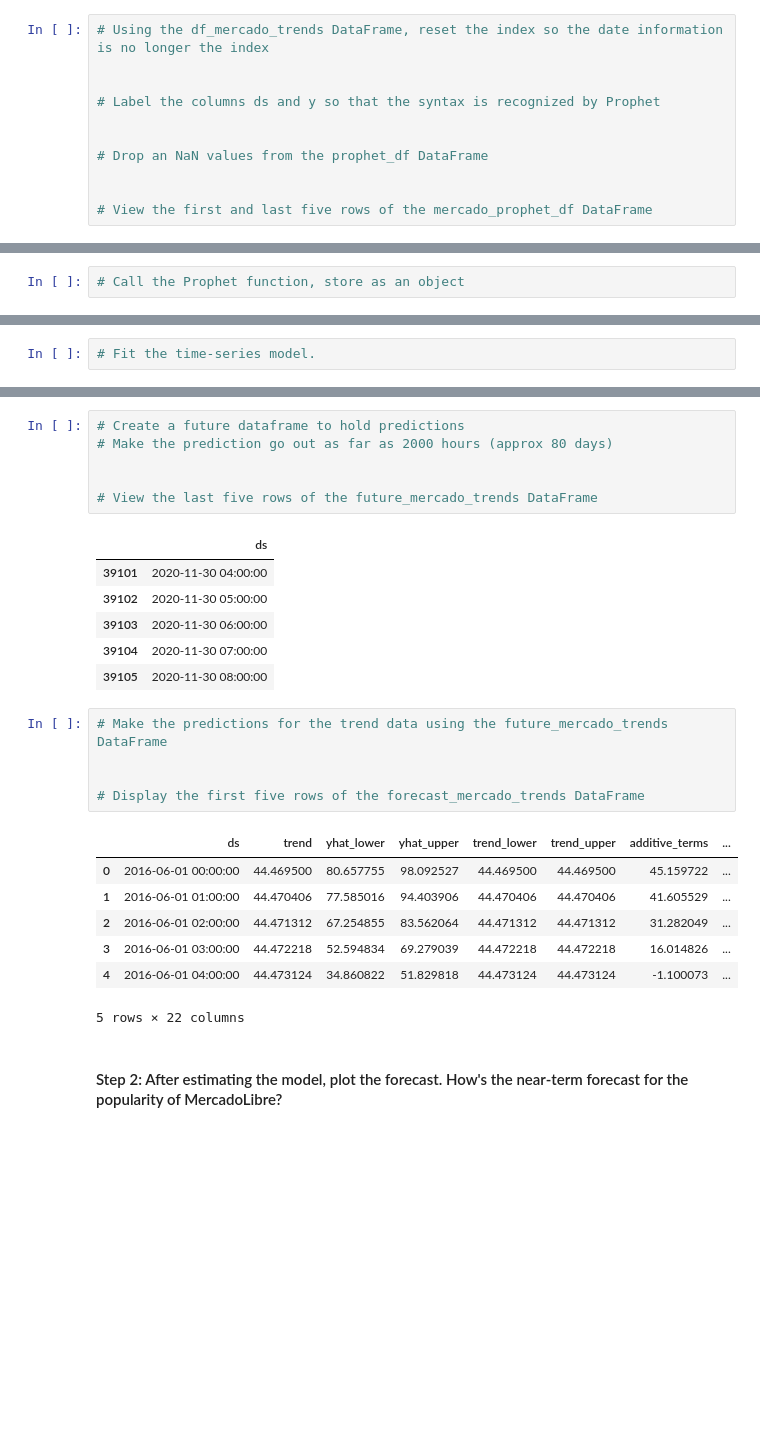
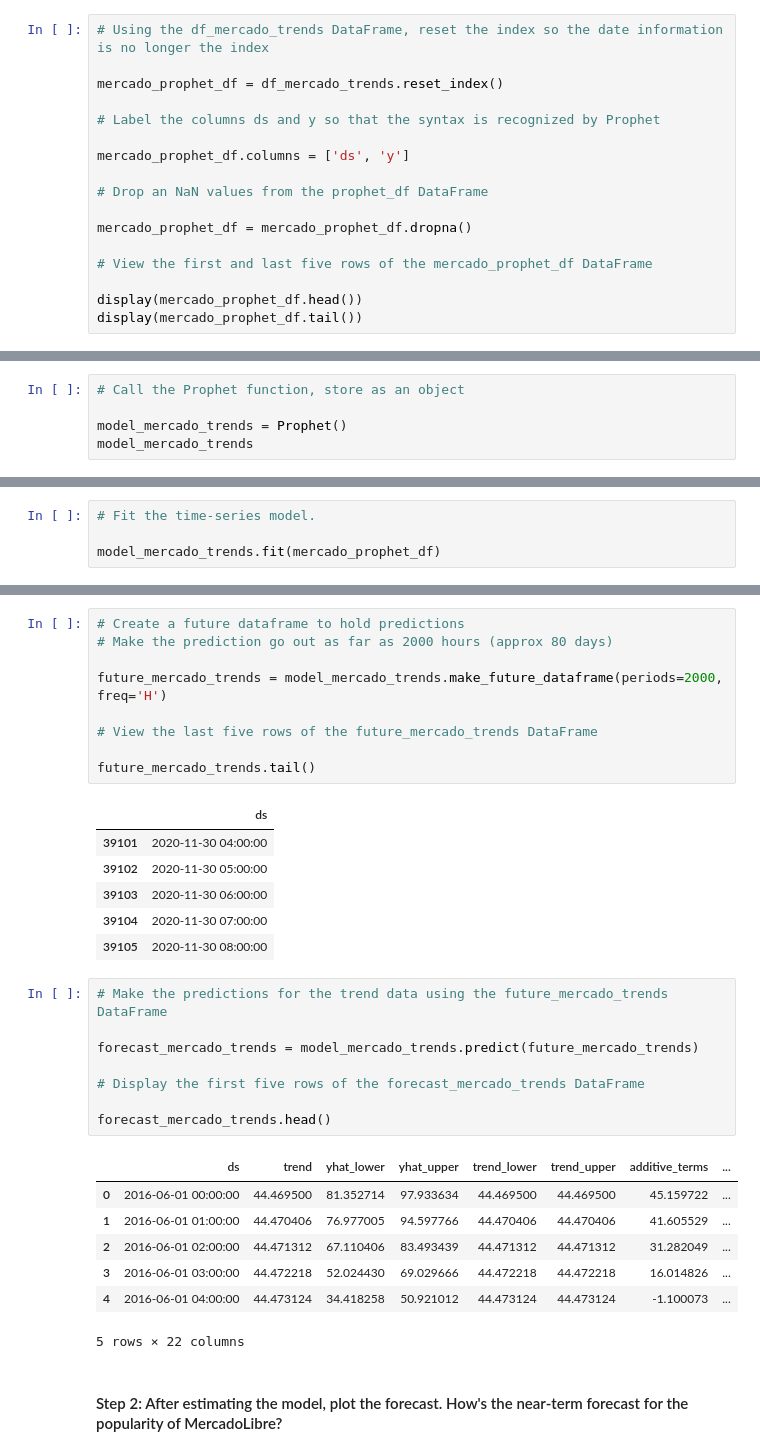
Before and after one commit to ChristineChung/prophet-challenge, a Jupyter notebook: forecasting_net_prophet.ipynb, the cells around one changed output, grey strips where cells are left out. Saved outputs shown, nothing was run; the diff lists cells and outputs as text; blank space fills up the shorter version.

```diff
--- a/forecasting_net_prophet.ipynb
+++ b/forecasting_net_prophet.ipynb
@@ -352,14 +403,20 @@ Now, you need to produce a time series model that analyzes and forecasts pattern
 # %%
 # Using the df_mercado_trends DataFrame, reset the index so the date information is no longer the index
 
+mercado_prophet_df = df_mercado_trends.reset_index()
 
 # Label the columns ds and y so that the syntax is recognized by Prophet
 
+mercado_prophet_df.columns = ['ds', 'y']
 
 # Drop an NaN values from the prophet_df DataFrame
 
+mercado_prophet_df = mercado_prophet_df.dropna()
 
 # View the first and last five rows of the mercado_prophet_df DataFrame
+
+display(mercado_prophet_df.head())
+display(mercado_prophet_df.tail())
 # %% [output]
 |  | ds | y |
 | 0 | 2016-06-01 00:00:00 | 97 |
@@ -375,8 +432,13 @@ Now, you need to produce a time series model that analyzes and forecasts pattern
 | 37105 | 2020-09-08 00:00:00 | 96 |
 # %%
 # Call the Prophet function, store as an object
+
+model_mercado_trends = Prophet()
+model_mercado_trends
 # %% [output]
 <prophet.forecaster.Prophet at 0x...>
 # %%
 # Fit the time-series model.
+
+model_mercado_trends.fit(mercado_prophet_df)
 # %% [output]
@@ -394,8 +456,11 @@ INFO:cmdstanpy:Chain [1] done processing
 # Create a future dataframe to hold predictions
 # Make the prediction go out as far as 2000 hours (approx 80 days)
 
+future_mercado_trends = model_mercado_trends.make_future_dataframe(periods=2000, freq='H')
 
 # View the last five rows of the future_mercado_trends DataFrame
+
+future_mercado_trends.tail()
 # %% [output]
 |  | ds |
 | 39101 | 2020-11-30 04:00:00 |
@@ -406,15 +471,18 @@ INFO:cmdstanpy:Chain [1] done processing
 # %%
 # Make the predictions for the trend data using the future_mercado_trends DataFrame
 
+forecast_mercado_trends = model_mercado_trends.predict(future_mercado_trends)
 
 # Display the first five rows of the forecast_mercado_trends DataFrame
+
+forecast_mercado_trends.head()
 # %% [output]
 |  | ds | trend | yhat_lower | yhat_upper | trend_lower | trend_upper | additive_terms | ... |
-| 0 | 2016-06-01 00:00:00 | 44.469500 | 80.657755 | 98.092527 | 44.469500 | 44.469500 | 45.159722 | ... |
-| 1 | 2016-06-01 01:00:00 | 44.470406 | 77.585016 | 94.403906 | 44.470406 | 44.470406 | 41.605529 | ... |
-| 2 | 2016-06-01 02:00:00 | 44.471312 | 67.254855 | 83.562064 | 44.471312 | 44.471312 | 31.282049 | ... |
-| 3 | 2016-06-01 03:00:00 | 44.472218 | 52.594834 | 69.279039 | 44.472218 | 44.472218 | 16.014826 | ... |
-| 4 | 2016-06-01 04:00:00 | 44.473124 | 34.860822 | 51.829818 | 44.473124 | 44.473124 | -1.100073 | ... |
+| 0 | 2016-06-01 00:00:00 | 44.469500 | 81.352714 | 97.933634 | 44.469500 | 44.469500 | 45.159722 | ... |
+| 1 | 2016-06-01 01:00:00 | 44.470406 | 76.977005 | 94.597766 | 44.470406 | 44.470406 | 41.605529 | ... |
+| 2 | 2016-06-01 02:00:00 | 44.471312 | 67.110406 | 83.493439 | 44.471312 | 44.471312 | 31.282049 | ... |
+| 3 | 2016-06-01 03:00:00 | 44.472218 | 52.024430 | 69.029666 | 44.472218 | 44.472218 | 16.014826 | ... |
+| 4 | 2016-06-01 04:00:00 | 44.473124 | 34.418258 | 50.921012 | 44.473124 | 44.473124 | -1.100073 | ... |
 5 rows × 22 columns
 # %% [markdown]
 #### Step 2: After estimating the model, plot the forecast. How's the near-term forecast for the popularity of MercadoLibre?
```
Also changed, not shown: parts of 40 cells of this notebook.
